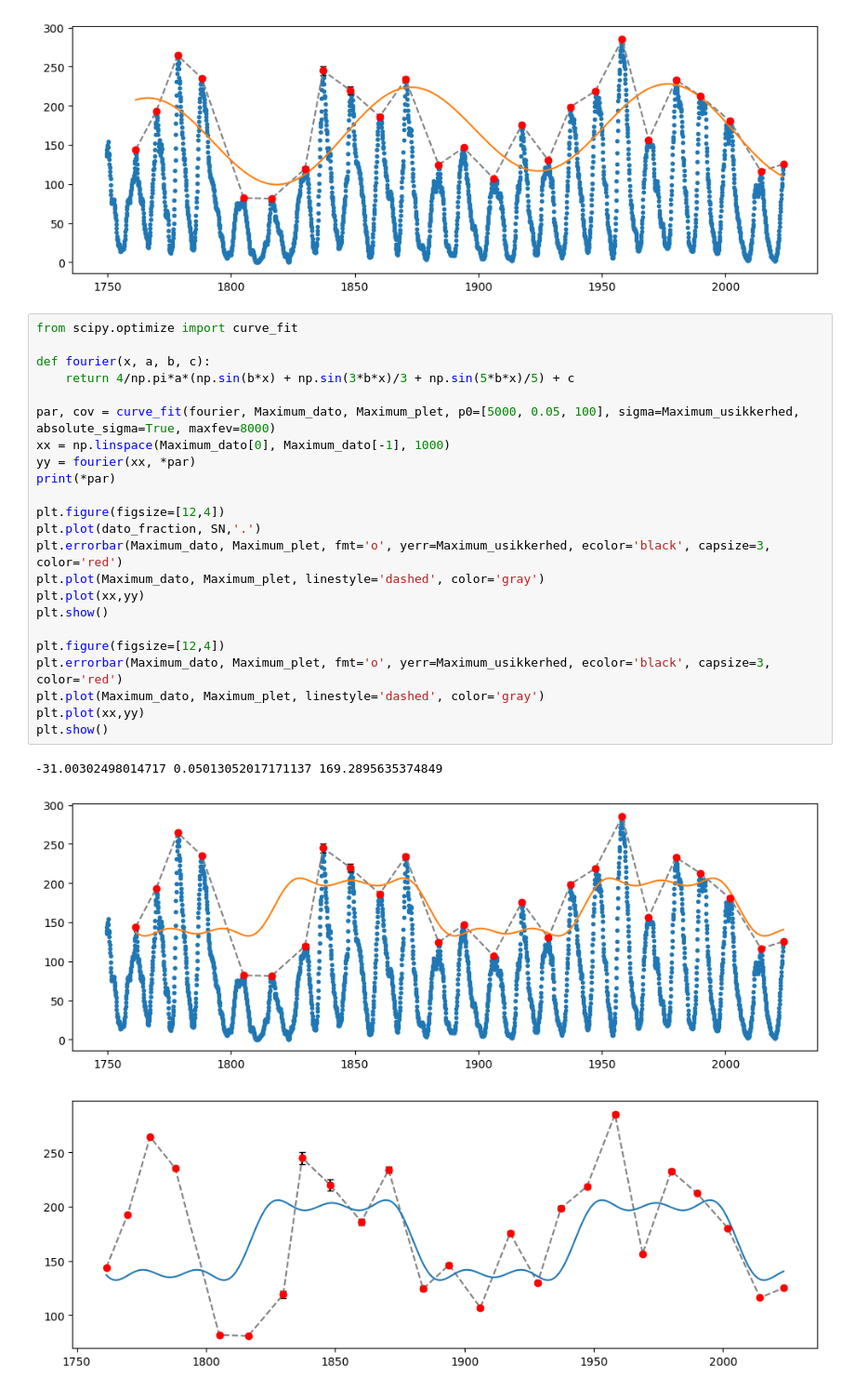
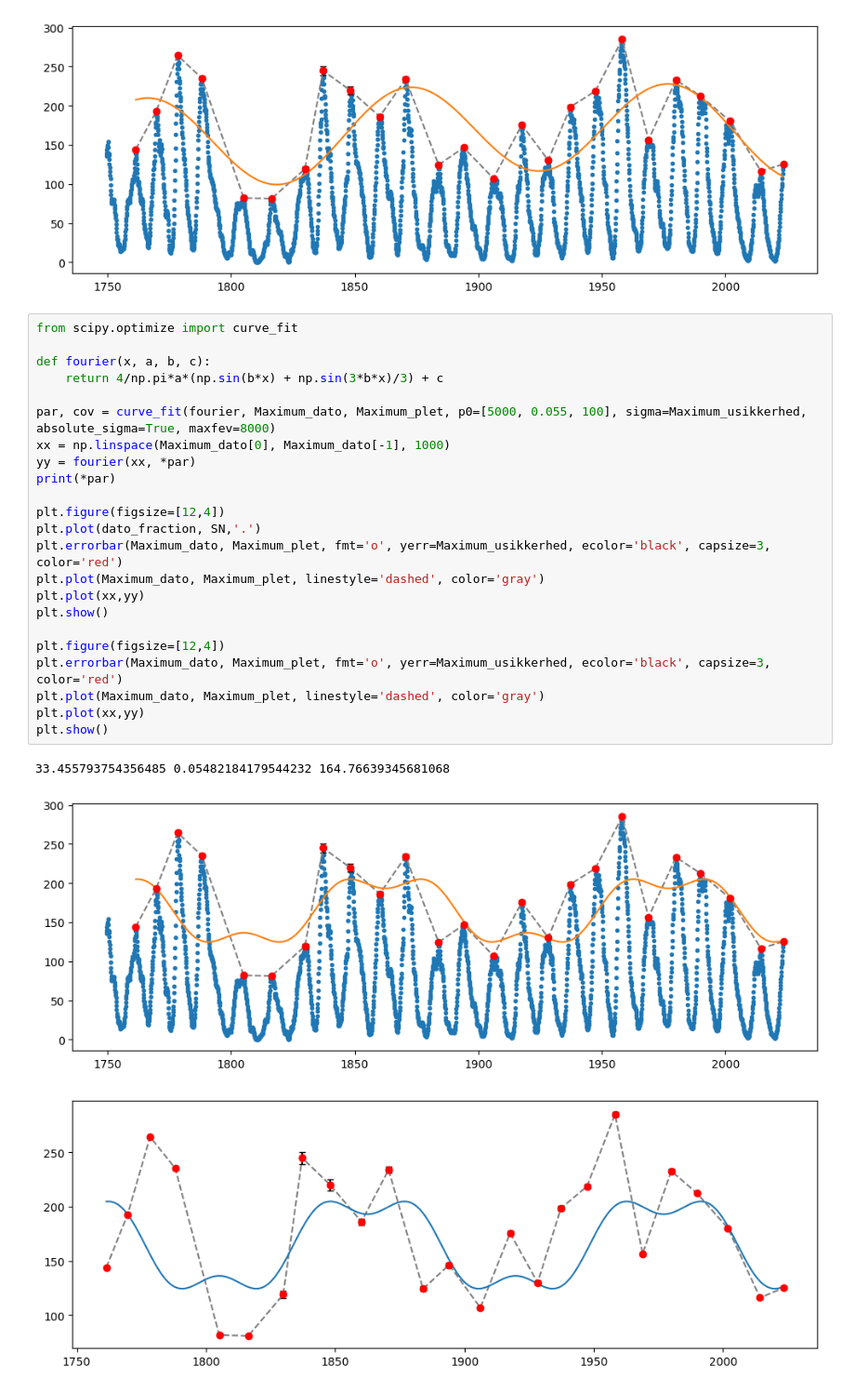
Before and after one commit to Focus9752/Solpletter_projekt, a Jupyter notebook: Scuffed stuff/Ekstrema.ipynb, the cells around one changed output. Shown at 93% size. Drawn from its saved outputs; the diff is of its cells as text.

```diff
--- a/Scuffed stuff/Ekstrema.ipynb
+++ b/Scuffed stuff/Ekstrema.ipynb
@@ -94,27 +94,27 @@ plt.plot(xx,yy)
 # %%
 from scipy.optimize import curve_fit
 
 def fourier(x, a, b, c):
-    return 4/np.pi*a*(np.sin(b*x) + np.sin(3*b*x)/3 + np.sin(5*b*x)/5) + c
+    return 4/np.pi*a*(np.sin(b*x) + np.sin(3*b*x)/3) + c
 
-par, cov = curve_fit(fourier, Maximum_dato, Maximum_plet, p0=[5000, 0.05, 100], sigma=Maximum_usikkerhed, absolute_sigma=True, maxfev=8000)
+par, cov = curve_fit(fourier, Maximum_dato, Maximum_plet, p0=[5000, 0.055, 100], sigma=Maximum_usikkerhed, absolute_sigma=True, maxfev=8000)
 xx = np.linspace(Maximum_dato[0], Maximum_dato[-1], 1000)
 yy = fourier(xx, *par)
 print(*par)
 
 plt.figure(figsize=[12,4])
 plt.plot(dato_fraction, SN,'.')
 plt.errorbar(Maximum_dato, Maximum_plet, fmt='o', yerr=Maximum_usikkerhed, ecolor='black', capsize=3, color='red')
 plt.plot(Maximum_dato, Maximum_plet, linestyle='dashed', color='gray')
 plt.plot(xx,yy)
 plt.show()
 
 plt.figure(figsize=[12,4])
 plt.errorbar(Maximum_dato, Maximum_plet, fmt='o', yerr=Maximum_usikkerhed, ecolor='black', capsize=3, color='red')
 plt.plot(Maximum_dato, Maximum_plet, linestyle='dashed', color='gray')
 plt.plot(xx,yy)
 plt.show()
 # %% [output]
--31.00302498014717 0.05013052017171137 169.2895635374849
+33.455793754356485 0.05482184179544232 164.76639345681068
-[figure, old version]
+[figure, new version]
-[figure, old version]
+[figure, new version]
```
Also changed, not shown: parts of 1 cell of this notebook, 1 other file.
